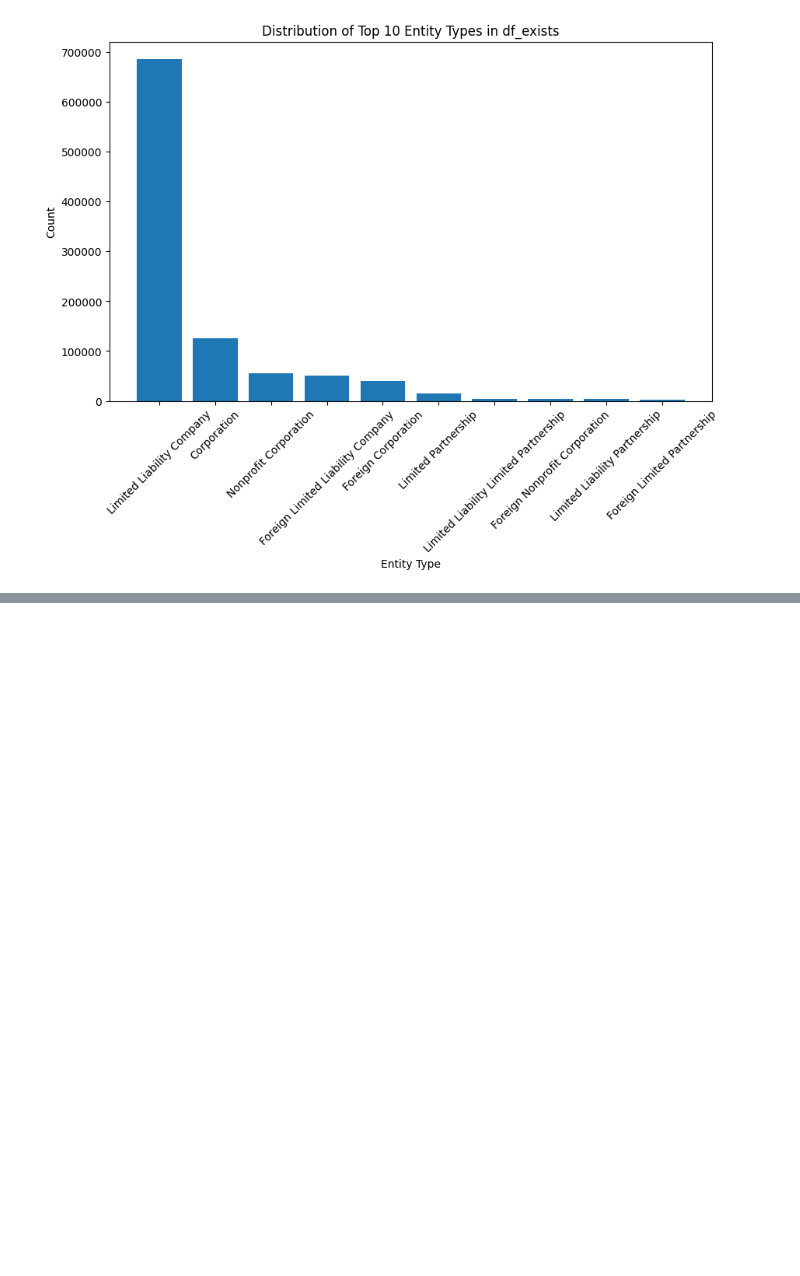
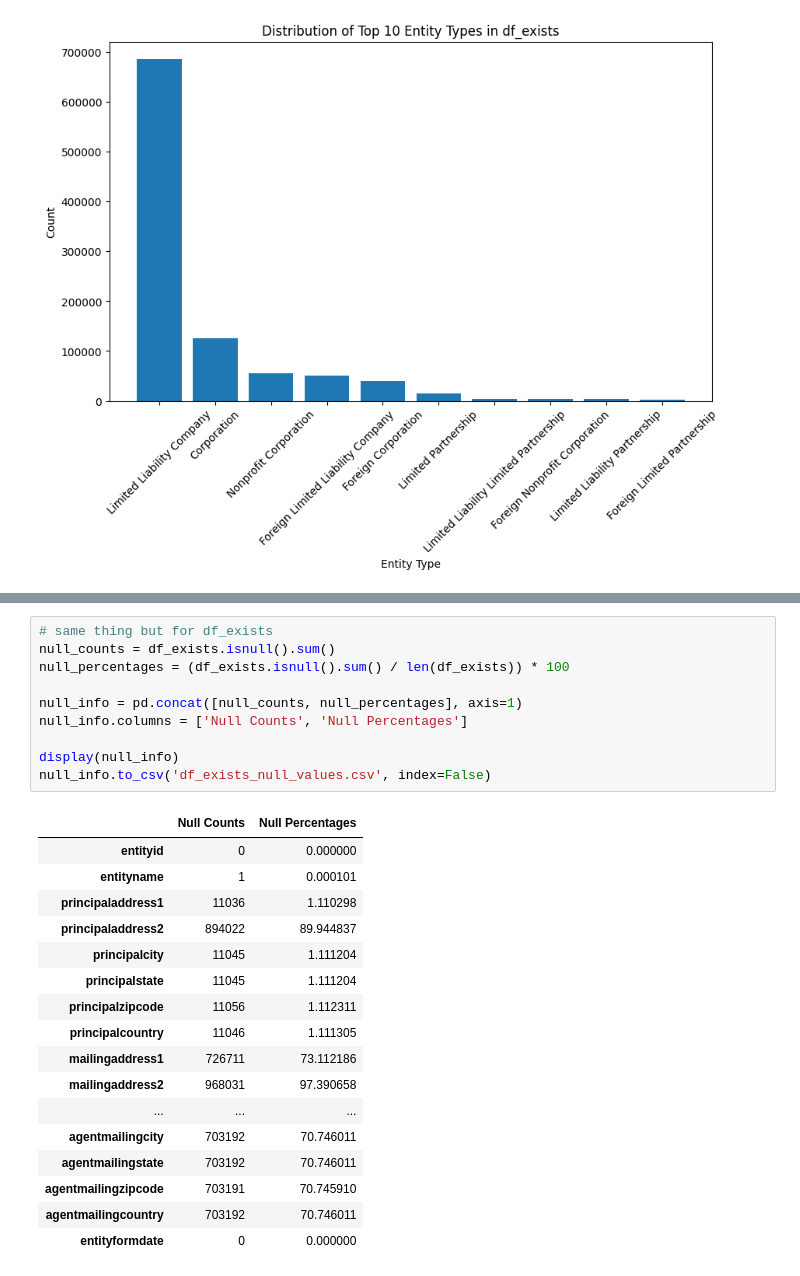
Before and after one commit to fullstacc/colorado-businesses, a Jupyter notebook: eda.ipynb, the cells around one changed output, grey strips where cells are left out. Saved outputs shown, nothing was run; the diff lists cells and outputs as text; blank space fills up the shorter version.

```diff
--- a/eda.ipynb
+++ b/eda.ipynb
@@ -213,0 +283,28 @@ ValueError: Mime type rendering requires nbformat>=4.2.0 but it is not installed
+# %%
+# same thing but for df_exists
+null_counts = df_exists.isnull().sum()
+null_percentages = (df_exists.isnull().sum() / len(df_exists)) * 100
+
+null_info = pd.concat([null_counts, null_percentages], axis=1)
+null_info.columns = ['Null Counts', 'Null Percentages']
+
+display(null_info)
+null_info.to_csv('df_exists_null_values.csv', index=False)
+# %% [output]
+|  | Null Counts | Null Percentages |
+| entityid | 0 | 0.000000 |
+| entityname | 1 | 0.000101 |
+| principaladdress1 | 11036 | 1.110298 |
+| principaladdress2 | 894022 | 89.944837 |
+| principalcity | 11045 | 1.111204 |
+| principalstate | 11045 | 1.111204 |
+| principalzipcode | 11056 | 1.112311 |
+| principalcountry | 11046 | 1.111305 |
+| mailingaddress1 | 726711 | 73.112186 |
+| mailingaddress2 | 968031 | 97.390658 |
+| ... | ... | ... |
+| agentmailingcity | 703192 | 70.746011 |
+| agentmailingstate | 703192 | 70.746011 |
+| agentmailingzipcode | 703191 | 70.745910 |
+| agentmailingcountry | 703192 | 70.746011 |
+| entityformdate | 0 | 0.000000 |
```
Also changed, not shown: parts of 12 cells of this notebook, 5 other files.
